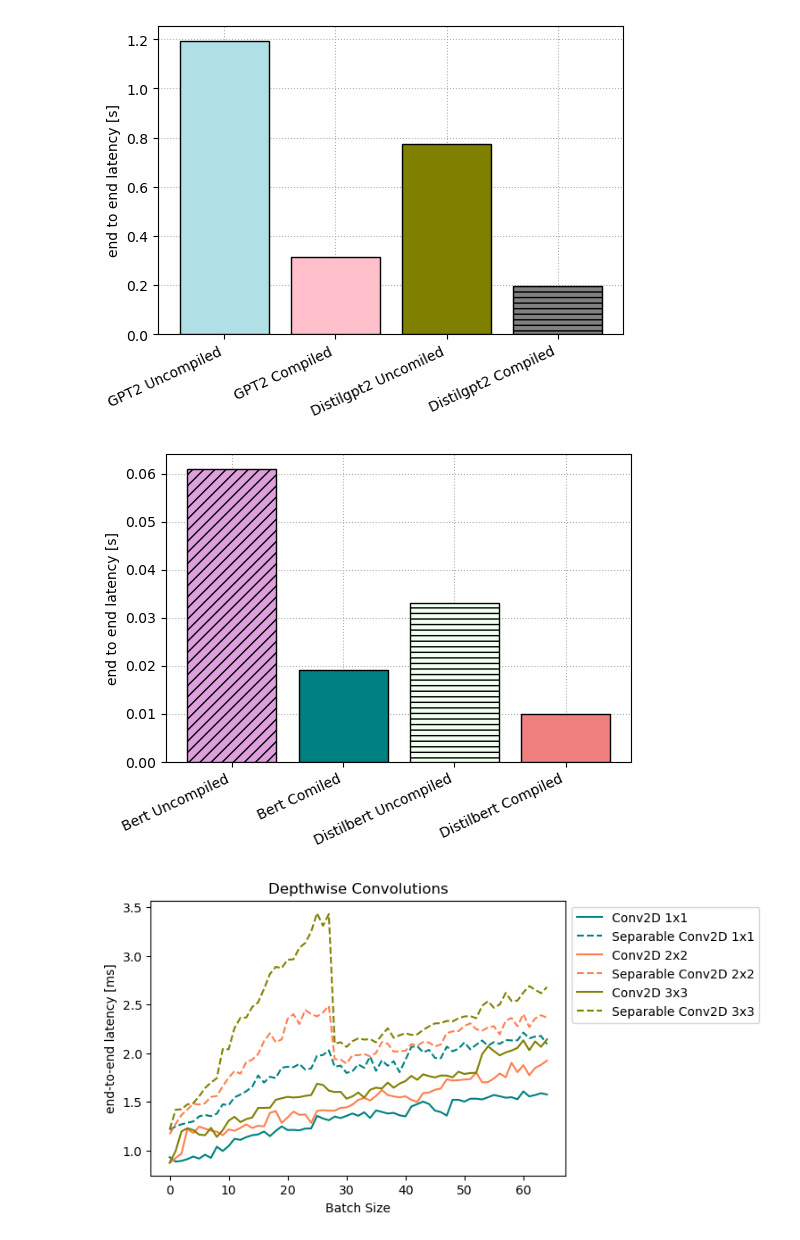
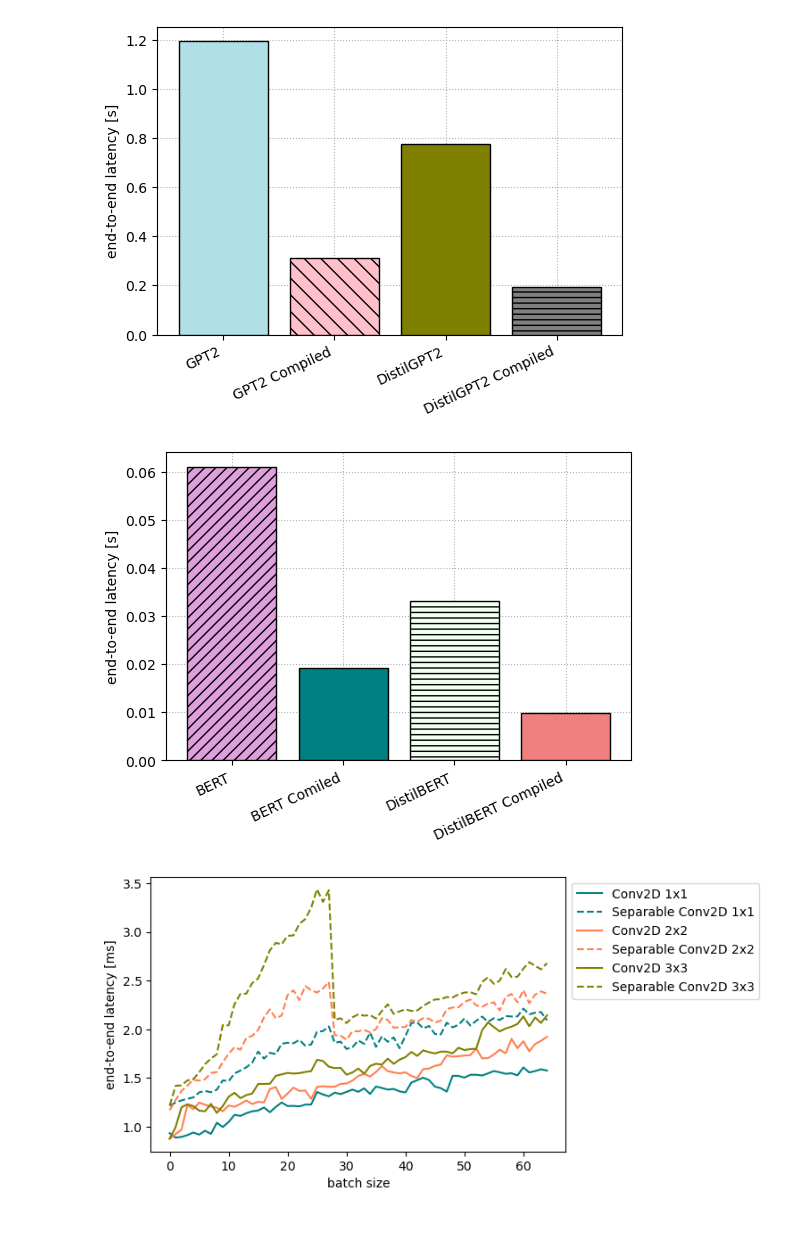
Before and after one commit to felix-ro/Compressed-Model-Inference, a Jupyter notebook: results/graphs.ipynb, the cells around one changed output. Drawn from its saved outputs; the diff is of its cells as text; code cells hidden in the pictures.

Commit message:
cleaned up figures

```diff
--- a/results/graphs.ipynb
+++ b/results/graphs.ipynb
@@ -59,19 +59,19 @@ fig, ax = plt.subplots()
 fig.set_size_inches(6, 4)
 
 # Plotting the bar chart
-ax.bar("GPT2 Uncompiled", average_gpt2_uncompiled, edgecolor='black', color="powderblue", zorder=3)
-ax.bar("GPT2 Compiled", average_gpt2_compiled, edgecolor='black', color="pink", zorder=3)
-ax.bar("Distilgpt2 Uncomiled", average_distilgpt2_uncompiled, edgecolor='black', color="olive", zorder=3)
-ax.bar("Distilgpt2 Compiled", average_distilgpt2_compiled, edgecolor='black', color='grey', hatch="---", zorder=3)
+ax.bar("GPT2", average_gpt2_uncompiled, edgecolor='black', color="powderblue", zorder=3)
+ax.bar("GPT2 Compiled", average_gpt2_compiled, edgecolor='black', color="pink", hatch="\\\\", zorder=3)
+ax.bar("DistilGPT2", average_distilgpt2_uncompiled, edgecolor='black', color="olive", zorder=3)
+ax.bar("DistilGPT2 Compiled", average_distilgpt2_compiled, edgecolor='black', color='grey', hatch="---", zorder=3)
 
 ax.grid(linestyle="dotted", zorder=0)
 ax.set_xticklabels(ax.get_xticklabels(), rotation=25, ha="right")
-ax.set_ylabel('end to end latency [s]')
+ax.set_ylabel('end-to-end latency [s]')
 
 fig.show()
 fig.savefig(fname="gpt2/gpt2-latency.pdf", dpi=500, bbox_inches="tight")
 # %% [output]
-[figure, old version]
+[figure, new version]
 # %%
 import matplotlib.pyplot as plt
 
@@ -85,25 +85,25 @@ fig, ax = plt.subplots()
 fig.set_size_inches(6, 4)
 
 # Plotting the bar chart
-ax.bar("Bert Uncompiled", average_bert_uncompiled, edgecolor='black', color='plum', hatch="///", zorder=3)
-ax.bar("Bert Comiled", average_bert_compiled, edgecolor='black', color="teal", zorder=3)
-ax.bar("Distilbert Uncompiled", average_distilbert_uncompiled, edgecolor='black', color="honeydew", hatch="---", zorder=3)
-ax.bar("Distilbert Compiled", average_distilbert_compiled, edgecolor='black', color="lightcoral", zorder=3)
+ax.bar("BERT", average_bert_uncompiled, edgecolor='black', color='plum', hatch="///", zorder=3)
+ax.bar("BERT Comiled", average_bert_compiled, edgecolor='black', color="teal", zorder=3)
+ax.bar("DistilBERT", average_distilbert_uncompiled, edgecolor='black', color="honeydew", hatch="---", zorder=3)
+ax.bar("DistilBERT Compiled", average_distilbert_compiled, edgecolor='black', color="lightcoral", zorder=3)
 
 ax.grid(linestyle="dotted", zorder=0)
 ax.set_xticklabels(ax.get_xticklabels(), rotation=25, ha="right")
-ax.set_ylabel('end to end latency [s]')
+ax.set_ylabel('end-to-end latency [s]')
 
 fig.show()
 fig.savefig(fname="bert/bert-latency.pdf", dpi=500, bbox_inches="tight")
 # %% [output]
-[figure, old version]
+[figure, new version]
 # %%
 import csv
 import matplotlib.pyplot as plt
 
 
-def createPerfPlot(csv_file_path: str, csv_file_name: str, title: str):
+def createPerfPlot(csv_file_path: str, csv_file_name: str, title=""):
     # Lists to store data
     x_values = []
     y_values_lists = []
@@ -143,12 +143,17 @@ def createPerfPlot(csv_file_path: str, csv_file_name: str, title: str):
         j += 1
 
     plt.ylabel('end-to-end latency [ms]')
-    plt.xlabel('Batch Size')
-    plt.title(title)
+    plt.xlabel('batch size')
+
+    file_name = ""
+    if title != "":
+        plt.title(title)
+        file_name = title.lower().replace(" ", "-")
+    else:
+        file_name = "convolutions-perf-plot"
 
     plt.legend(loc='upper left', bbox_to_anchor=(1, 1))
 
-    file_name = title.lower().replace(" ", "-")
     save_path = f"{csv_file_path}{file_name}.pdf"
     plt.savefig(save_path, dpi=500, bbox_inches='tight')
 
@@ -157,8 +162,7 @@ def createPerfPlot(csv_file_path: str, csv_file_name: str, title: str):
 # %%
 csv_file_path = "depthwise/"
 csv_file_name = "conv2d.csv"
-title = "Depthwise Convolutions"
 
-createPerfPlot(csv_file_path=csv_file_path, csv_file_name=csv_file_name, title=title)
+createPerfPlot(csv_file_path=csv_file_path, csv_file_name=csv_file_name)
 # %% [output]
-[figure, old version]
+[figure, new version]
```
Also changed, not shown: parts of 1 cell of this notebook, 5 other files.
